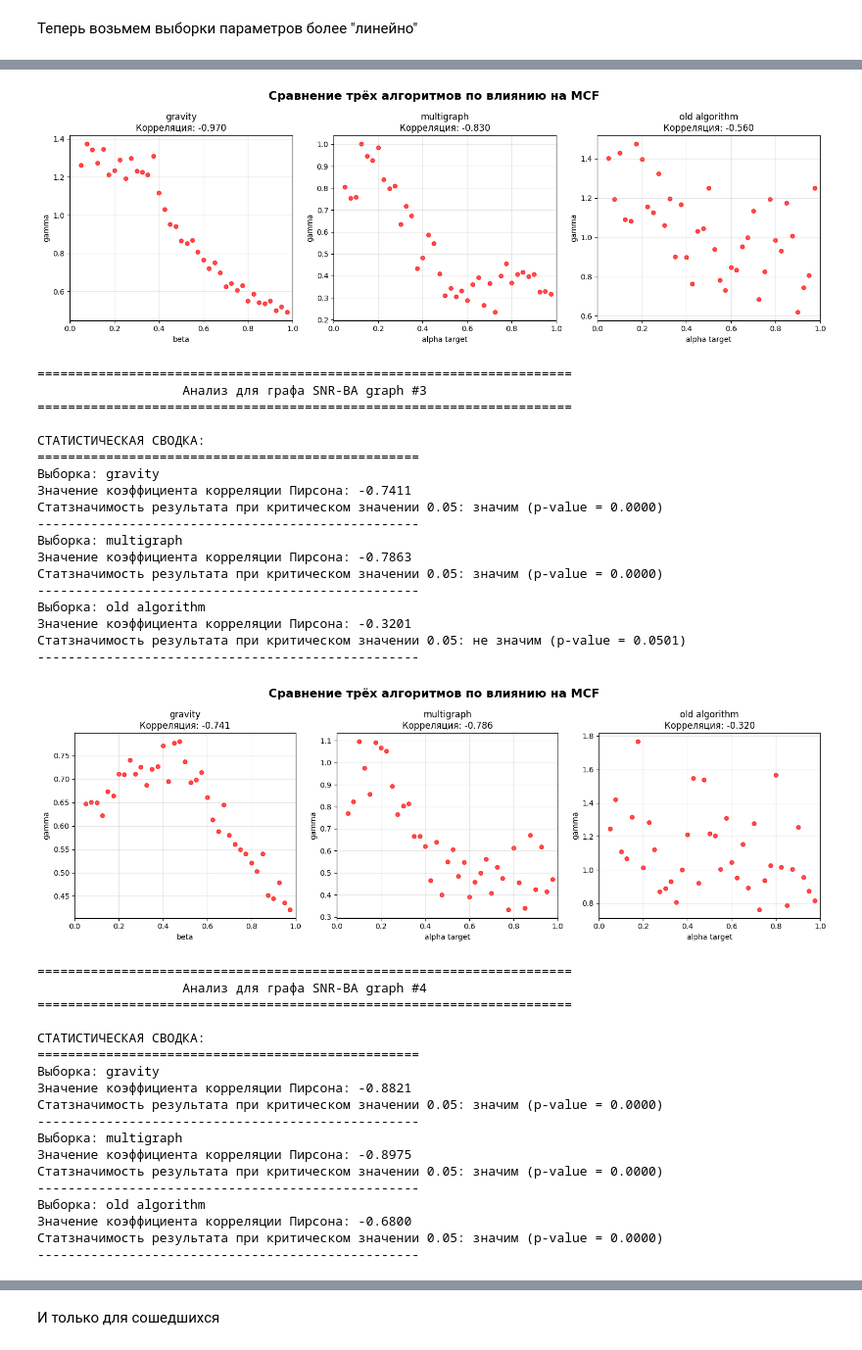
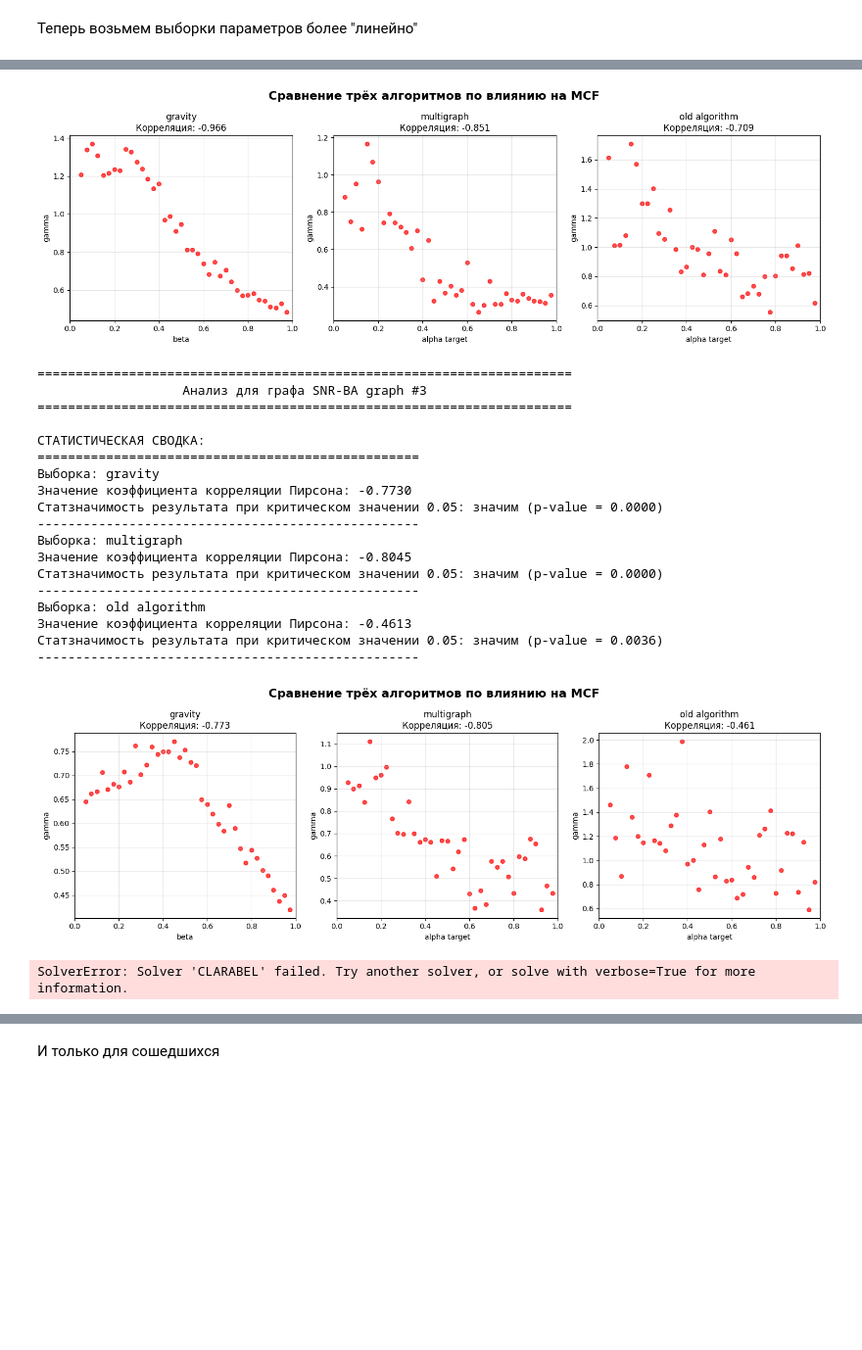
Before and after one commit to Karasiari/Graphs, a Jupyter notebook: SNR_BAPipelineAnalysis.ipynb, the cells around one changed output, grey strips where cells are left out. Shown at 98% size. Saved outputs shown, nothing was run; the diff lists cells and outputs as text; code cells hidden in the pictures; blank space fills up the shorter version.

```diff
--- a/SNR_BAPipelineAnalysis.ipynb
+++ b/SNR_BAPipelineAnalysis.ipynb
@@ -612,3 +612,15 @@ for name, graph in snr_ba_graphs_for_test.items():
 # %%
 betas_sample = np.arange(0.05, 1.00, 0.025)
 alphas_sample = np.arange(0.05, 1.00, 0.025)
+# %%
+num_experiments_line = 10
+snr_ba_graphs_line = run_experiments(num_experiments=num_experiments_line, num_nodes=30, capacity=80.0)
+snr_ba_graphs_line_for_test = {}
+for i in range(num_experiments_line):
+  snr_ba_graphs_line_for_test[f'SNR-BA graph #{i+1}'] = {'adj_matrix': snr_ba_graphs[i]}
+keys_1 = ['SNR-BA graph #1', 'SNR-BA graph #2' , 'SNR-BA graph #3' , 'SNR-BA graph #4']
+keys_2 = ['SNR-BA graph #4', 'SNR-BA graph #5' , 'SNR-BA graph #6' , 'SNR-BA graph #7']
+keys_3 = ['SNR-BA graph #7', 'SNR-BA graph #8' , 'SNR-BA graph #9' , 'SNR-BA graph #10']
+snr_ba_graphs_line_for_test_1 = {k: snr_ba_graphs_line_for_test[k] for k in keys_1}
+snr_ba_graphs_line_for_test_2 = {k: snr_ba_graphs_line_for_test[k] for k in keys_2}
+snr_ba_graphs_line_for_test_3 = {k: snr_ba_graphs_line_for_test[k] for k in keys_3}
@@ -617,7 +631,7 @@ print_section_header("Прогоним и сравним алгоритмы в
 output_for_gravity = {}
 output_for_multigraph = {}
 output_for_old = {}
-for name, graph in snr_ba_graphs_for_test.items():
+for name, graph in snr_ba_graphs_line_for_test_1.items():
   output_for_gravity[name] = []
   output_for_multigraph[name] = []
   output_for_old[name] = []
@@ -683,39 +697,22 @@ for name, graph in snr_ba_graphs_for_test.items():
 --------------------------------------------------
-[figure, old version]
+[figure, new version]
 ======================================================================
                    Анализ для графа SNR-BA graph #3
 ======================================================================
 
 СТАТИСТИЧЕСКАЯ СВОДКА:
 ==================================================
 Выборка: gravity
-Значение коэффициента корреляции Пирсона: -0.7411
+Значение коэффициента корреляции Пирсона: -0.7730
 Статзначимость результата при критическом значении 0.05: значим (p-value = 0.0000)
 --------------------------------------------------
 Выборка: multigraph
-Значение коэффициента корреляции Пирсона: -0.7863
+Значение коэффициента корреляции Пирсона: -0.8045
 Статзначимость результата при критическом значении 0.05: значим (p-value = 0.0000)
 --------------------------------------------------
 Выборка: old algorithm
-Значение коэффициента корреляции Пирсона: -0.3201
-Статзначимость результата при критическом значении 0.05: не значим (p-value = 0.0501)
+Значение коэффициента корреляции Пирсона: -0.4613
+Статзначимость результата при критическом значении 0.05: значим (p-value = 0.0036)
 --------------------------------------------------
-[figure, old version]
+[figure, new version]
-======================================================================
-                   Анализ для графа SNR-BA graph #4
-======================================================================
-
-СТАТИСТИЧЕСКАЯ СВОДКА:
-==================================================
-Выборка: gravity
-Значение коэффициента корреляции Пирсона: -0.8821
-Статзначимость результата при критическом значении 0.05: значим (p-value = 0.0000)
---------------------------------------------------
-Выборка: multigraph
-Значение коэффициента корреляции Пирсона: -0.8975
-Статзначимость результата при критическом значении 0.05: значим (p-value = 0.0000)
---------------------------------------------------
-Выборка: old algorithm
-Значение коэффициента корреляции Пирсона: -0.6800
-Статзначимость результата при критическом значении 0.05: значим (p-value = 0.0000)
---------------------------------------------------
+SolverError: Solver 'CLARABEL' failed. Try another solver, or solve with verbose=True for more information.
```
Also changed, not shown: parts of 9 cells of this notebook.
